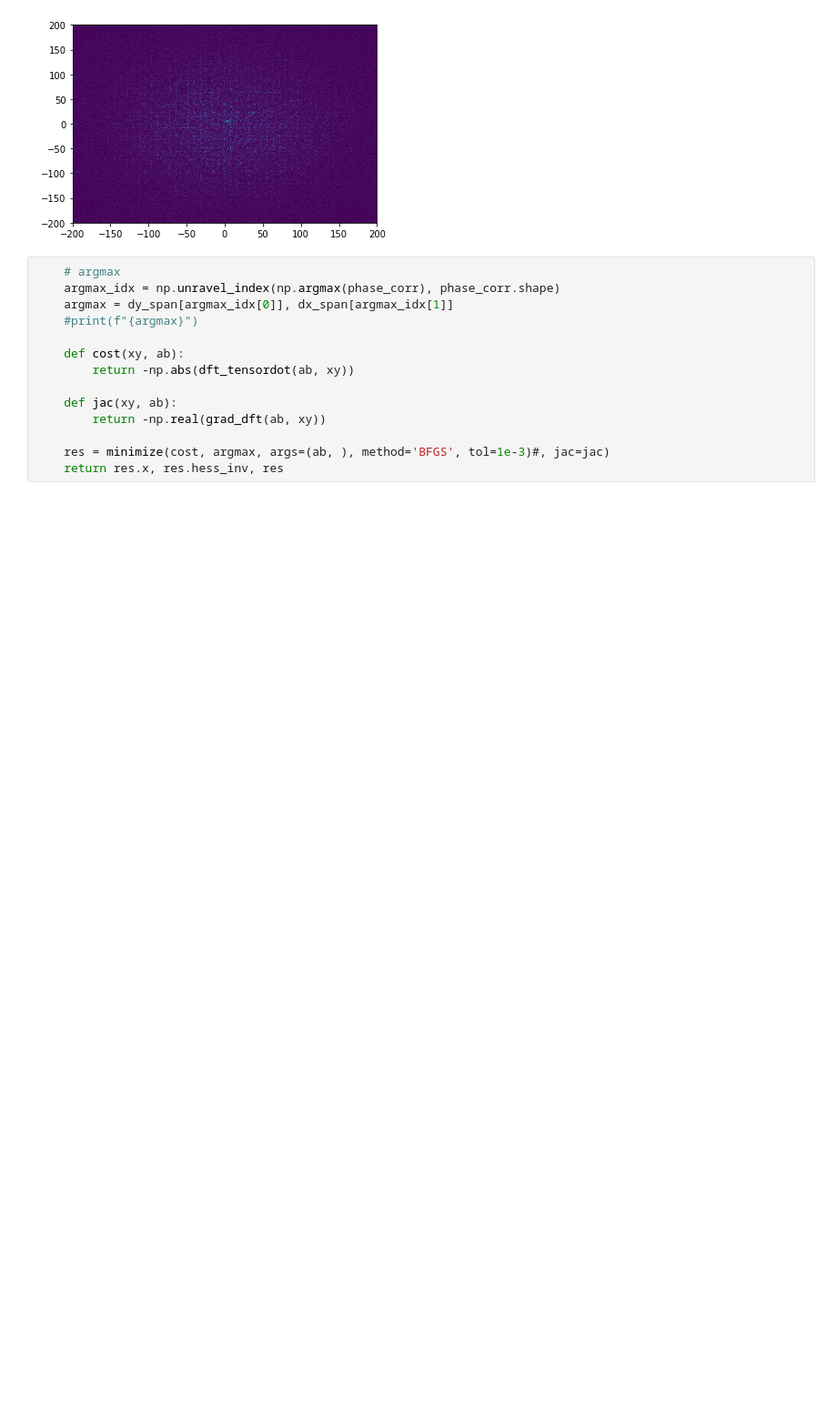
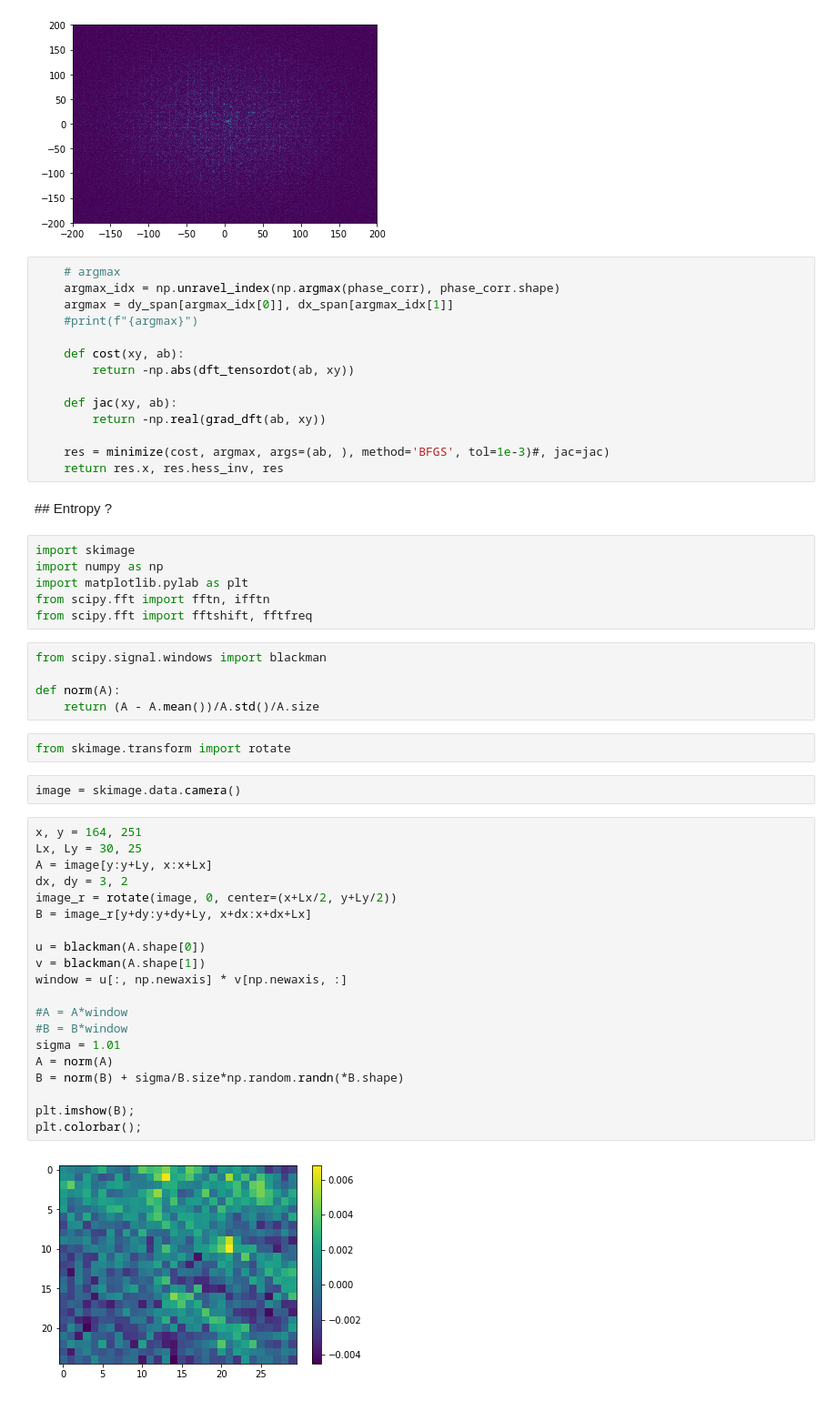
Before and after one commit to xdze2/stretchablecorr, a Jupyter notebook: phase_opti/test_phase_opti.ipynb, the cells around one changed output. Shown at 91% size. Saved outputs shown, nothing was run; the diff lists cells and outputs as text; blank space fills up the shorter version.

```diff
--- a/phase_opti/test_phase_opti.ipynb
+++ b/phase_opti/test_phase_opti.ipynb
@@ -160,3 +156,42 @@ plt.pcolormesh(dx_span, dy_span, phase_corr)
 
     res = minimize(cost, argmax, args=(ab, ), method='BFGS', tol=1e-3)#, jac=jac)
     return res.x, res.hess_inv, res
+# %% [markdown]
+## Entropy ?
+# %%
+import skimage
+import numpy as np
+import matplotlib.pylab as plt
+from scipy.fft import fftn, ifftn
+from scipy.fft import fftshift, fftfreq
+# %%
+from scipy.signal.windows import blackman
+
+def norm(A):
+    return (A - A.mean())/A.std()/A.size
+# %%
+from skimage.transform import rotate
+# %%
+image = skimage.data.camera()
+# %%
+x, y = 164, 251
+Lx, Ly = 30, 25
+A = image[y:y+Ly, x:x+Lx]
+dx, dy = 3, 2
+image_r = rotate(image, 0, center=(x+Lx/2, y+Ly/2))
+B = image_r[y+dy:y+dy+Ly, x+dx:x+dx+Lx]
+
+u = blackman(A.shape[0])
+v = blackman(A.shape[1])
+window = u[:, np.newaxis] * v[np.newaxis, :]
+
+#A = A*window
+#B = B*window
+sigma = 1.01
+A = norm(A)
+B = norm(B) + sigma/B.size*np.random.randn(*B.shape)
+
+plt.imshow(B);
+plt.colorbar();
+# %% [output]
+[figure, added]
```
Also changed, not shown: parts of 9 cells of this notebook, 9 other files.
